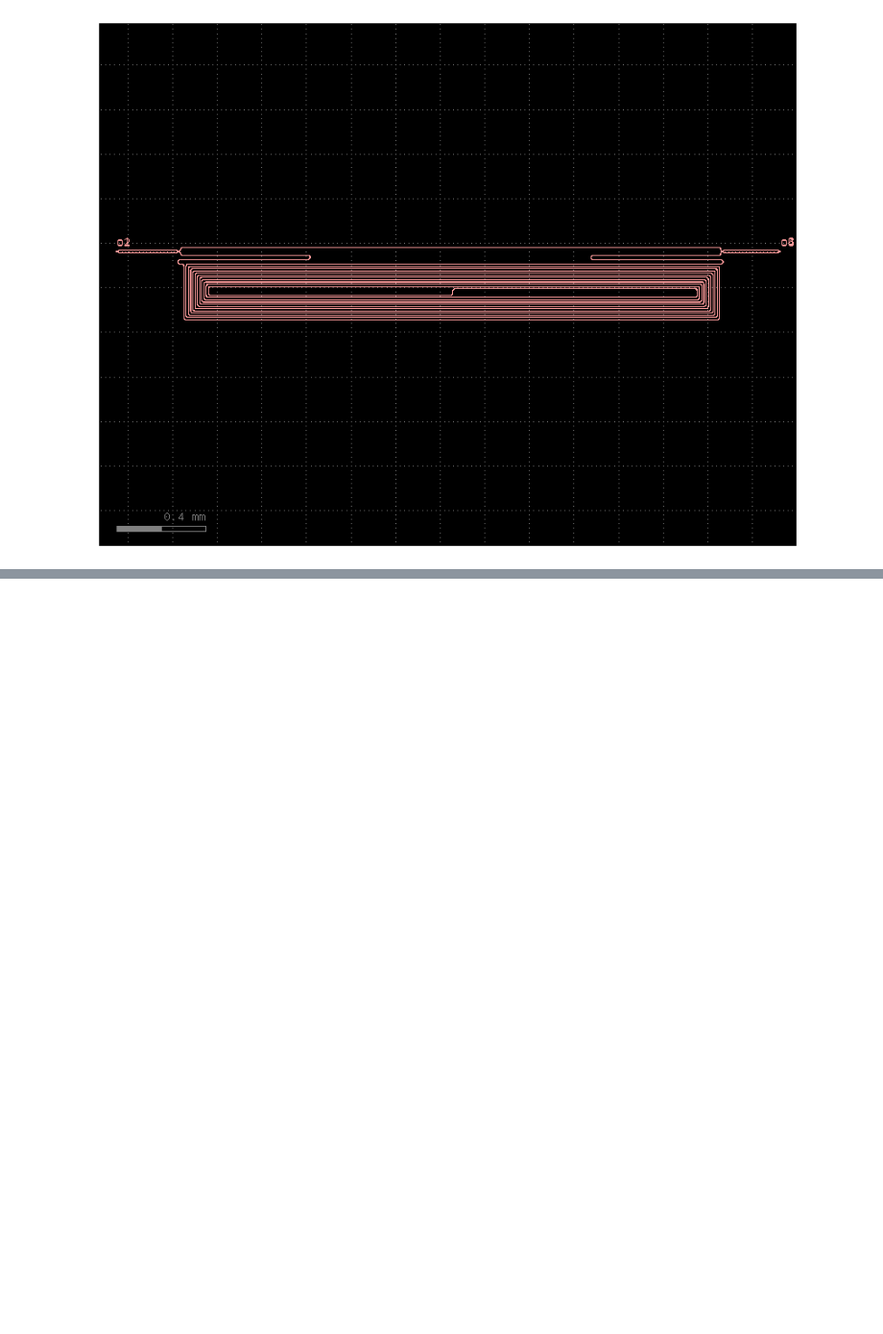
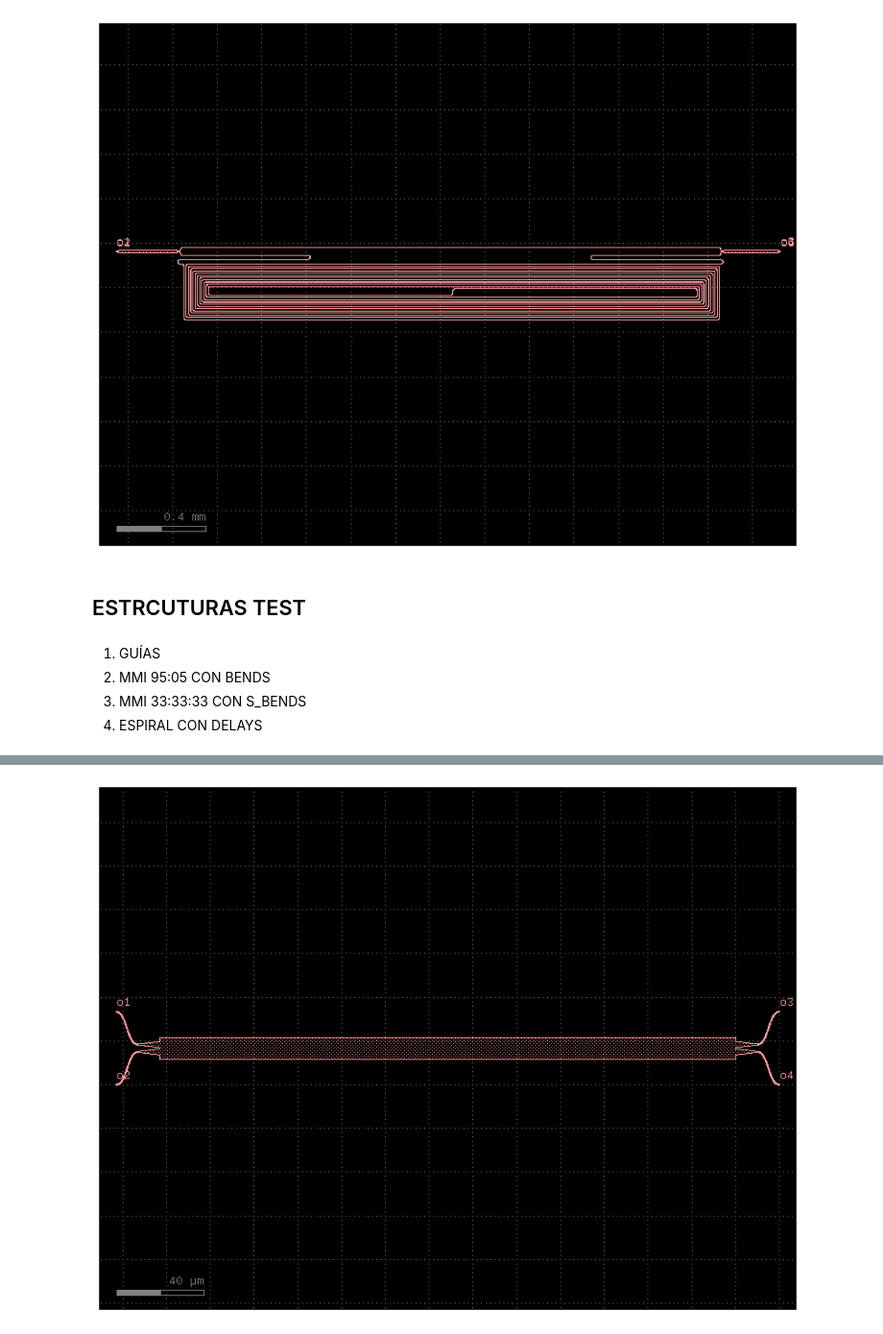
Before and after one commit to mromgar1/pic-upv-lab5-finalproject, a Jupyter notebook: LAYOUT_SOI.ipynb, the cells around one changed output, grey strips where cells are left out. Shown at 96% size. Saved outputs shown, nothing was run; the diff lists cells and outputs as text; code cells hidden in the pictures; blank space fills up the shorter version.

```diff
--- a/LAYOUT_SOI.ipynb
+++ b/LAYOUT_SOI.ipynb
@@ -110,3 +110,43 @@ Longitud total del dispositivo: 2977.8766 um
 Longitud del brazo corto: 2432.4320000000002 um
 2026-05-12 15:43:56.716 | WARNING  | kfactory.kcell:show:3958 - Could not connect to klive server
 [figure]
+# %% [markdown]
+## ESTRCUTURAS TEST
+# %% [markdown]
+1. GUÍAS
+2. MMI 95:05 CON BENDS
+3. MMI 33:33:33 CON S_BENDS
+4. ESPIRAL CON DELAYS
+# %%
+def mmi_2x2_test(length_mmi_2x2: float = 262.9723, taper_width_mmi_2x2: float = 2.8, gap_mmi_2x2: float = 0.5,  taper_length = 10):
+    c = gf.Component()
+
+    mmi_95 = c << cells.mmi2x2(0.45, taper_width_mmi_2x2, taper_length, length_mmi_2x2, 10, gap_mmi_2x2)
+    b1 = c << cells.bend_s(size = [10, 15], cross_section = "strip", width = 0.45, allow_min_radius_violation = True)
+    b2 = c << cells.bend_s(size = [10, 15], cross_section = "strip", width = 0.45, allow_min_radius_violation = True)
+    b1.mirror_x()
+    mmi_95.dmovex(b1.ports["o2"].dx - length_mmi_2x2 - taper_length).dmovey(b1.ports["o2"].dy + taper_width_mmi_2x2/2  + gap_mmi_2x2/2)
+    b2.dmovex(mmi_95.ports["o3"].dx).dmovey(mmi_95.ports["o3"].dy)
+
+    b3 = c << cells.bend_s(size = [10, 15], cross_section = "strip", width = 0.45, allow_min_radius_violation = True)
+    b4 = c << cells.bend_s(size = [10, 15], cross_section = "strip", width = 0.45, allow_min_radius_violation = True)
+    b3.mirror_x()
+    b3.mirror_y()
+    b3.dmovex(mmi_95.ports["o1"].dx).dmovey(mmi_95.ports["o1"].dy)
+    b4.mirror_x()
+    b4.dmovex(mmi_95.ports["o2"].dx).dmovey(mmi_95.ports["o2"].dy)
+
+    c.add_port(name = "o1", port = b4.ports["o2"], port_type = "optical")
+    c.add_port(name = "o2", port = b3.ports["o2"], port_type = "optical")
+    c.add_port(name = "o3", port = b2.ports["o2"], port_type = "optical")
+    c.add_port(name = "o4", port = b1.ports["o1"], port_type = "optical")
+
+    return c
+
+c = gf.Component()
+prueba = c << mmi_2x2_test()
+c.add_ports(prueba)
+c.draw_ports()
+c.plot()
+c.show()
+# %% [output]
@@ -112,0 +154 @@ Longitud del brazo corto: 2432.4320000000002 um
+[figure, added]
```
Also changed, not shown: parts of 1 cell of this notebook, 1 other file.
